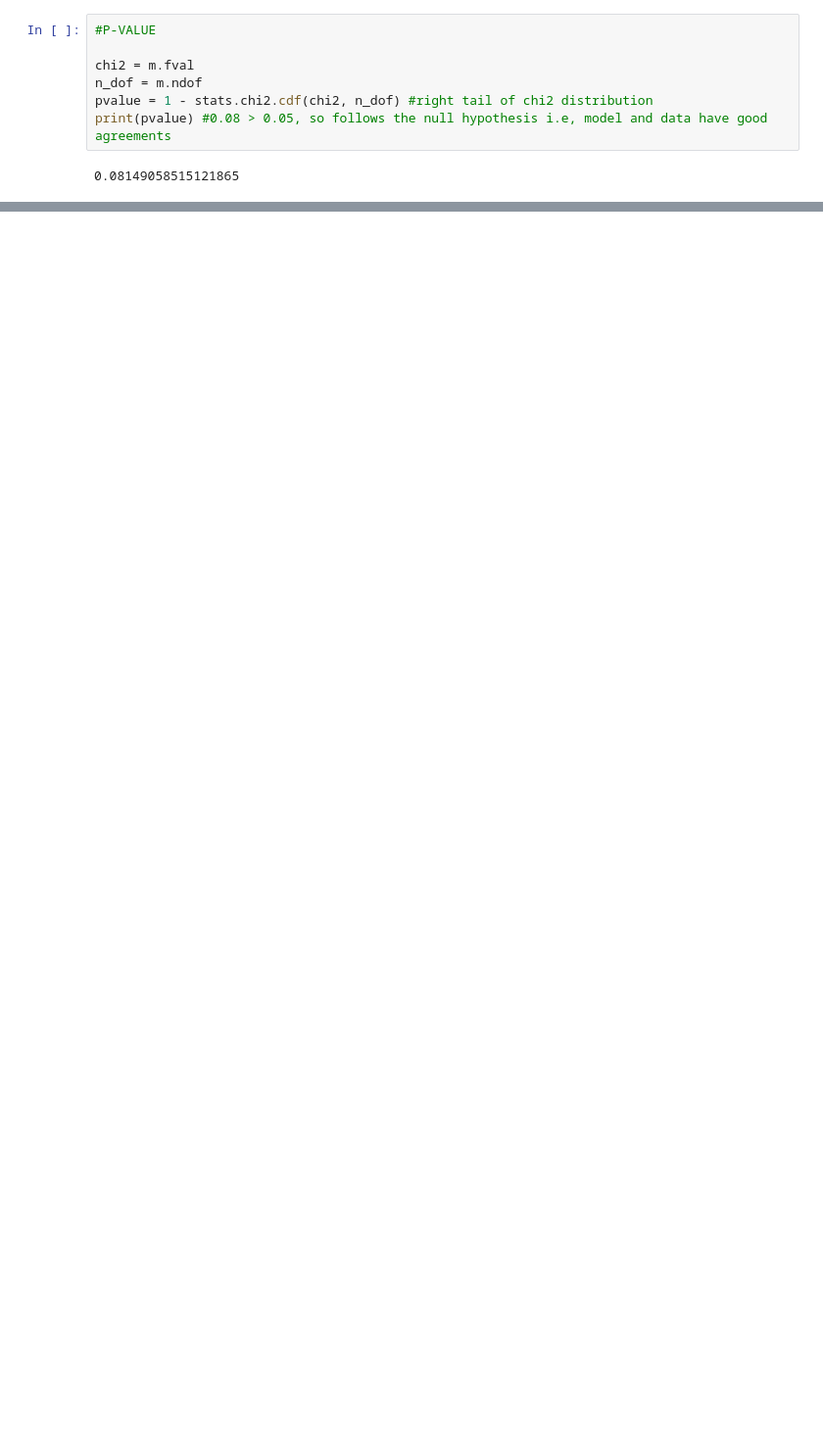
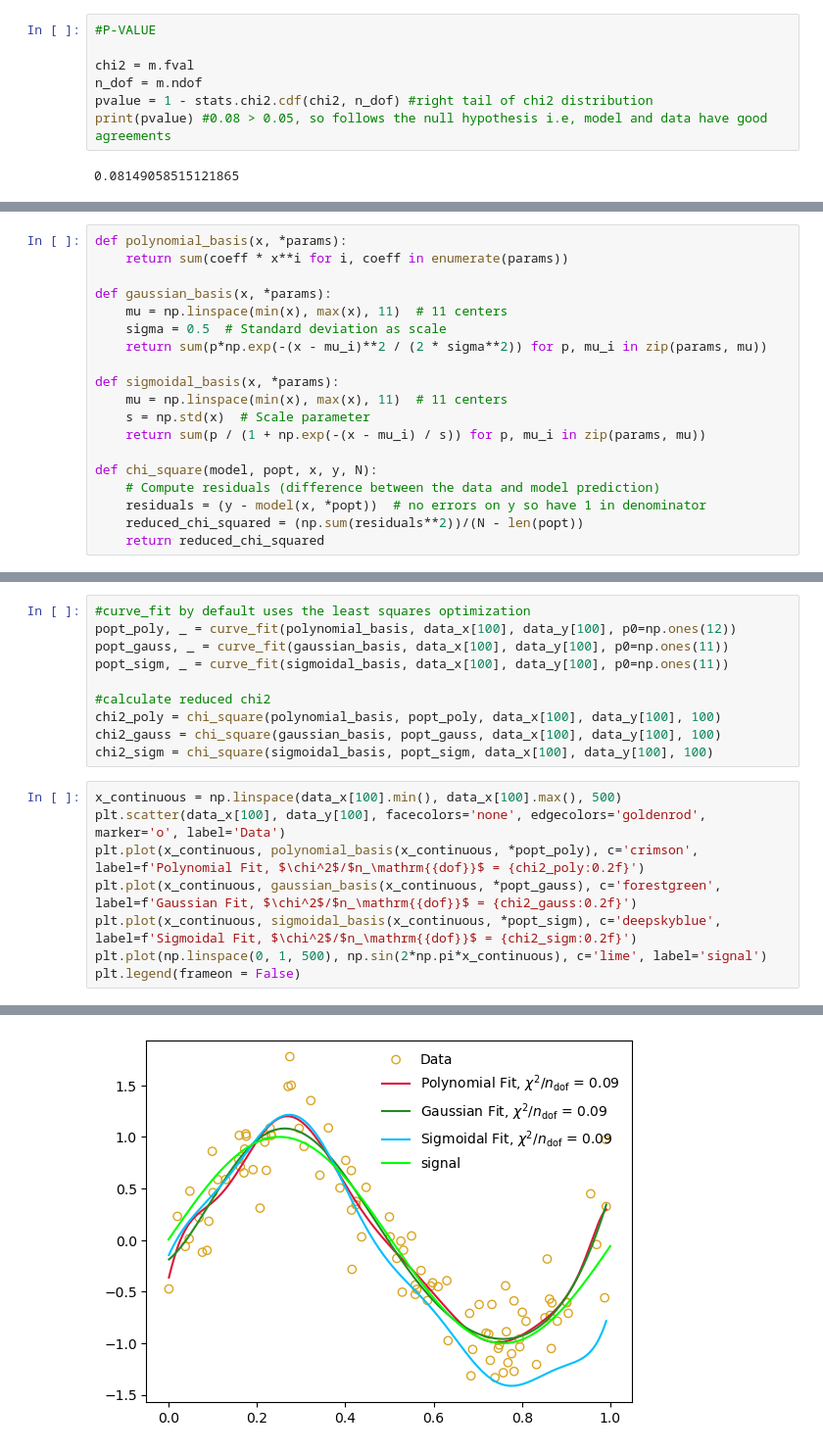
Before and after one commit to labani-01/PHY657, a Jupyter notebook: Module_3/ Module-3.ipynb, the cells around one changed output, grey strips where cells are left out. Shown at 98% size. Saved outputs shown, nothing was run; the diff lists cells and outputs as text; blank space fills up the shorter version.

```diff
--- a/Module_3/ Module-3.ipynb
+++ b/Module_3/ Module-3.ipynb
@@ -185,0 +202,19 @@ print(pvalue) #0.08 > 0.05, so follows the null hypothesis i.e, model and data h
+# %%
+def polynomial_basis(x, *params):
+    return sum(coeff * x**i for i, coeff in enumerate(params))
+
+def gaussian_basis(x, *params):
+    mu = np.linspace(min(x), max(x), 11)  # 11 centers
+    sigma = 0.5  # Standard deviation as scale
+    return sum(p*np.exp(-(x - mu_i)**2 / (2 * sigma**2)) for p, mu_i in zip(params, mu))
+
+def sigmoidal_basis(x, *params):
+    mu = np.linspace(min(x), max(x), 11)  # 11 centers
+    s = np.std(x)  # Scale parameter
+    return sum(p / (1 + np.exp(-(x - mu_i) / s)) for p, mu_i in zip(params, mu))
+
+def chi_square(model, popt, x, y, N):
+    # Compute residuals (difference between the data and model prediction)
+    residuals = (y - model(x, *popt))  # no errors on y so have 1 in denominator
+    reduced_chi_squared = (np.sum(residuals**2))/(N - len(popt))
+    return reduced_chi_squared
@@ -185,0 +223,19 @@ print(pvalue) #0.08 > 0.05, so follows the null hypothesis i.e, model and data h
+# %%
+#curve_fit by default uses the least squares optimization
+popt_poly, _ = curve_fit(polynomial_basis, data_x[100], data_y[100], p0=np.ones(12))
+popt_gauss, _ = curve_fit(gaussian_basis, data_x[100], data_y[100], p0=np.ones(11))
+popt_sigm, _ = curve_fit(sigmoidal_basis, data_x[100], data_y[100], p0=np.ones(11))
+
+#calculate reduced chi2
+chi2_poly = chi_square(polynomial_basis, popt_poly, data_x[100], data_y[100], 100)
+chi2_gauss = chi_square(gaussian_basis, popt_gauss, data_x[100], data_y[100], 100)
+chi2_sigm = chi_square(sigmoidal_basis, popt_sigm, data_x[100], data_y[100], 100)
+# %%
+x_continuous = np.linspace(data_x[100].min(), data_x[100].max(), 500)
+plt.scatter(data_x[100], data_y[100], facecolors='none', edgecolors='goldenrod', marker='o', label='Data')
+plt.plot(x_continuous, polynomial_basis(x_continuous, *popt_poly), c='crimson', label=f'Polynomial Fit, $\chi^2$/$n_\mathrm{{dof}}$ = {chi2_poly:0.2f}')
+plt.plot(x_continuous, gaussian_basis(x_continuous, *popt_gauss), c='forestgreen', label=f'Gaussian Fit, $\chi^2$/$n_\mathrm{{dof}}$ = {chi2_gauss:0.2f}')
+plt.plot(x_continuous, sigmoidal_basis(x_continuous, *popt_sigm), c='deepskyblue', label=f'Sigmoidal Fit, $\chi^2$/$n_\mathrm{{dof}}$ = {chi2_sigm:0.2f}')
+plt.plot(np.linspace(0, 1, 500), np.sin(2*np.pi*x_continuous), c='lime', label='signal')
+plt.legend(frameon = False)
+# %% [output]
@@ -185,0 +243 @@ print(pvalue) #0.08 > 0.05, so follows the null hypothesis i.e, model and data h
+[figure, added]
```
Also changed, not shown: parts of 17 cells of this notebook, 3 other files.
